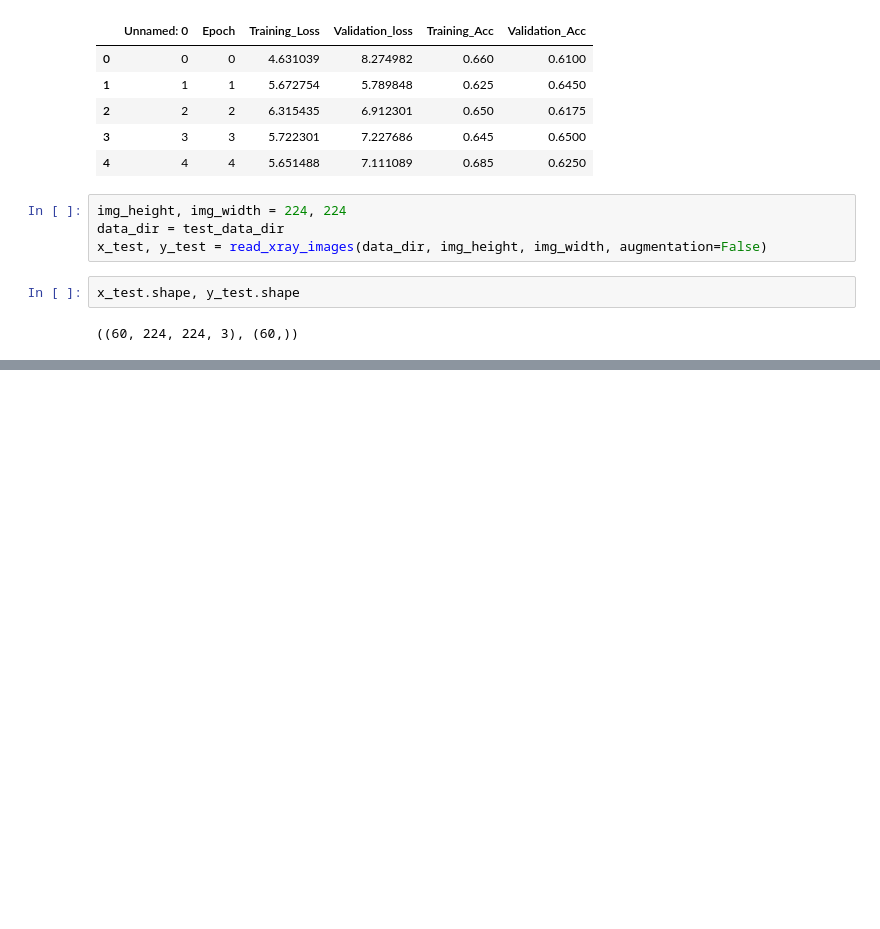
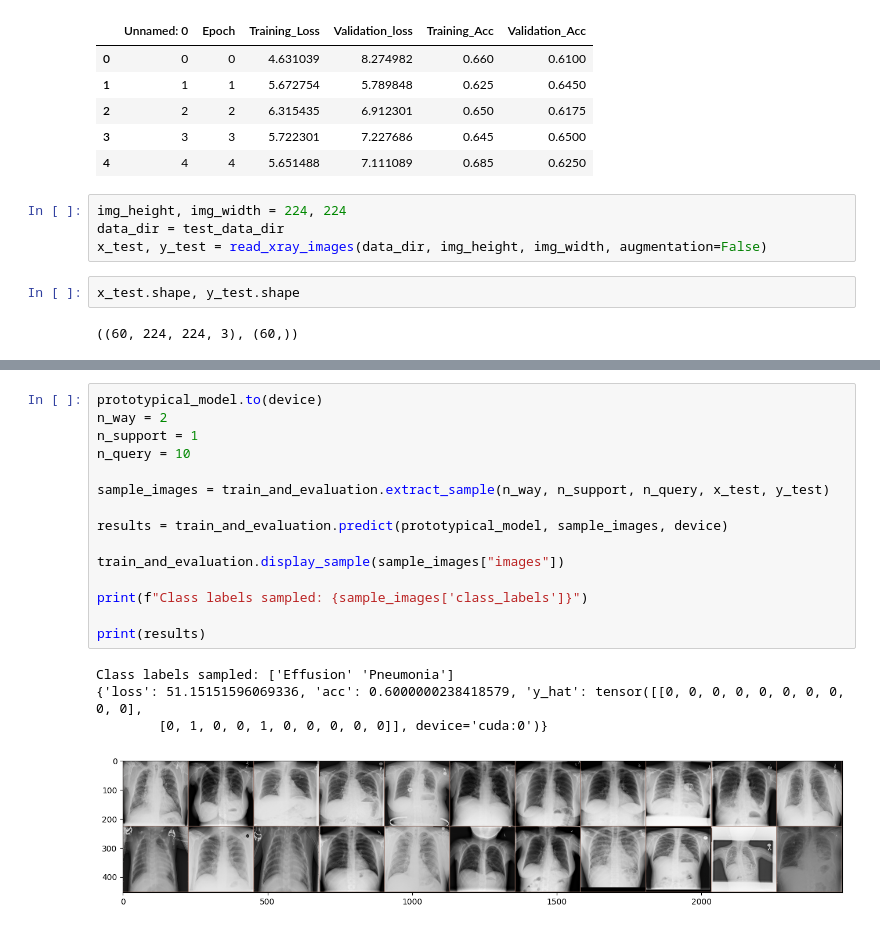
Before and after one commit to Ramsha-amir26/Thesis, a Jupyter notebook: densenet.ipynb, the cells around one changed output, grey strips where cells are left out. Cells and saved outputs as stored; diff of their text form; blank space fills up the shorter version.

```diff
--- a/densenet.ipynb
+++ b/densenet.ipynb
@@ -783,0 +843,20 @@ print(f"Average Test Accuracy: {test_accuracy * 100:.2f}%")
+# %%
+prototypical_model.to(device)
+n_way = 2
+n_support = 1
+n_query = 10
+
+sample_images = train_and_evaluation.extract_sample(n_way, n_support, n_query, x_test, y_test)
+
+results = train_and_evaluation.predict(prototypical_model, sample_images, device)
+
+train_and_evaluation.display_sample(sample_images["images"])
+
+print(f"Class labels sampled: {sample_images['class_labels']}")
+
+print(results)
+# %% [output]
+Class labels sampled: ['Effusion' 'Pneumonia']
+{'loss': 51.15151596069336, 'acc': 0.6000000238418579, 'y_hat': tensor([[0, 0, 0, 0, 0, 0, 0, 0, 0, 0],
+        [0, 1, 0, 0, 1, 0, 0, 0, 0, 0]], device='cuda:0')}
+[figure, added]
```
Also changed, not shown: parts of 4 cells of this notebook.
